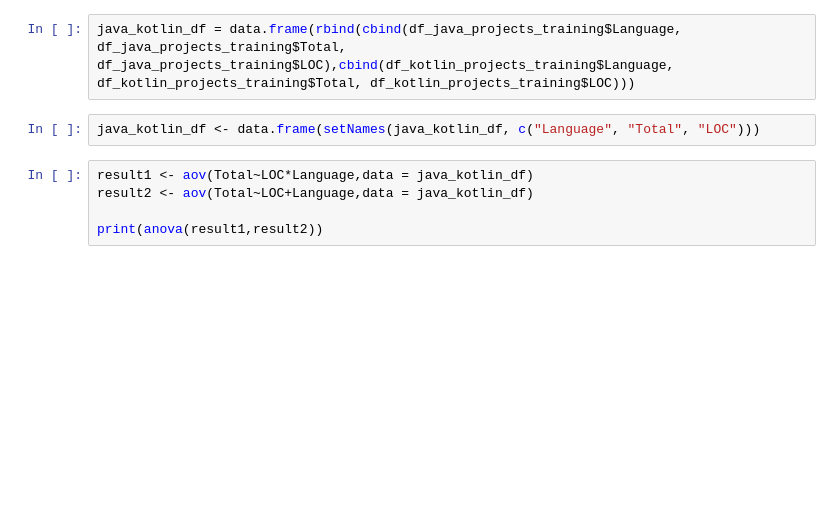
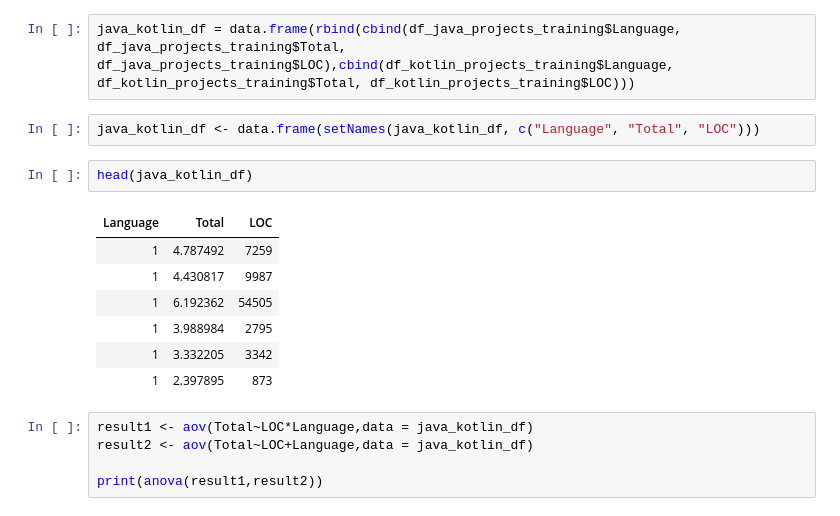
Before and after one commit to SimonHellbrueck/BT_Repository_Mining, a Jupyter notebook: regressiondiagnostics.ipynb, the cells around one changed output. Drawn from its saved outputs; the diff is of its cells as text; blank space fills up the shorter version.

```diff
--- a/regressiondiagnostics.ipynb
+++ b/regressiondiagnostics.ipynb
@@ -216,6 +216,16 @@ df_kotlin_projects_training["Language"] <- 0
 java_kotlin_df = data.frame(rbind(cbind(df_java_projects_training$Language, df_java_projects_training$Total, df_java_projects_training$LOC),cbind(df_kotlin_projects_training$Language, df_kotlin_projects_training$Total, df_kotlin_projects_training$LOC)))
 # %%
 java_kotlin_df <- data.frame(setNames(java_kotlin_df, c("Language", "Total", "LOC")))
+# %%
+head(java_kotlin_df)
+# %% [output]
+| Language | Total | LOC |
+| 1 | 4.787492 | 7259 |
+| 1 | 4.430817 | 9987 |
+| 1 | 6.192362 | 54505 |
+| 1 | 3.988984 | 2795 |
+| 1 | 3.332205 | 3342 |
+| 1 | 2.397895 | 873 |
 # %%
 result1 <- aov(Total~LOC*Language,data = java_kotlin_df)
 result2 <- aov(Total~LOC+Language,data = java_kotlin_df)
```
Also changed, not shown: parts of 2 cells of this notebook.
